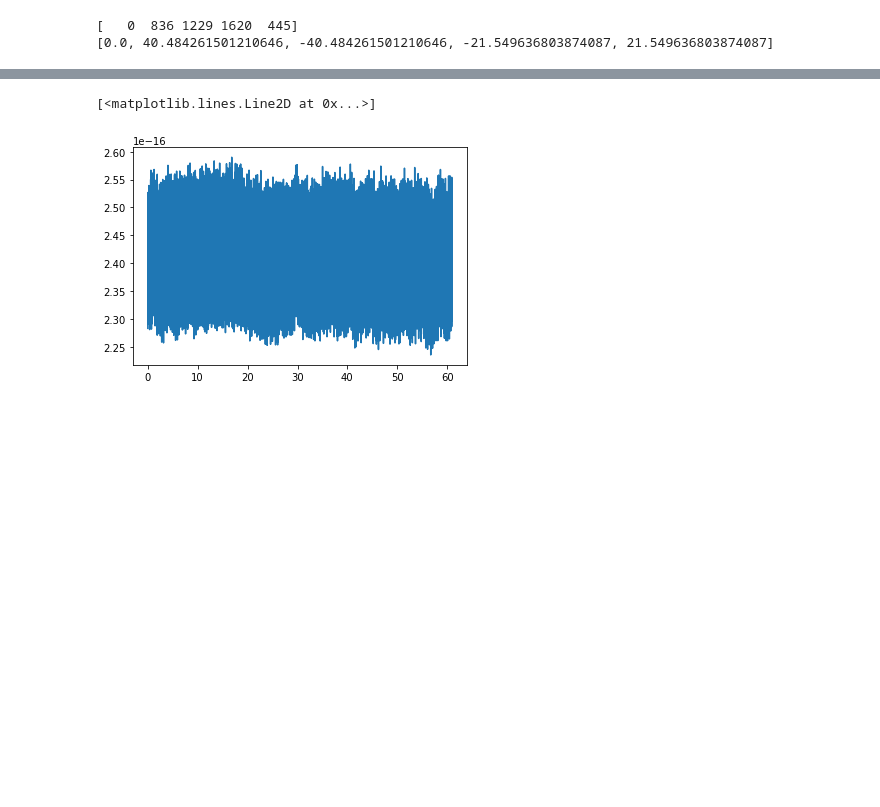
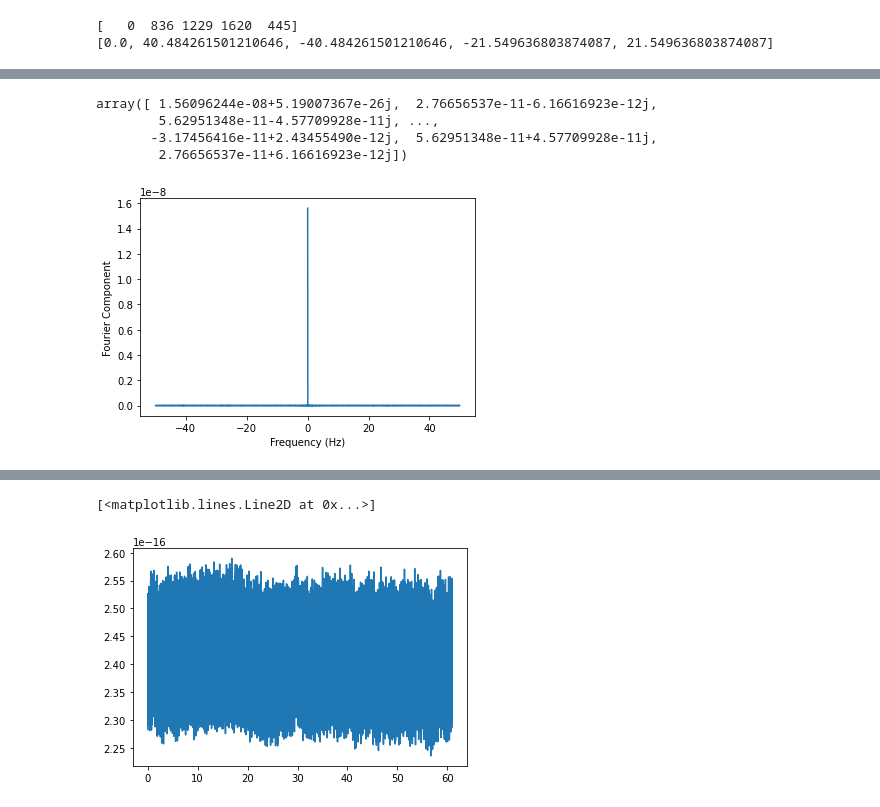
Before and after one commit to lmeiler/CP1_LukeMeiler_FinalProject, a Jupyter notebook: Magnet.ipynb, the cells around one changed output, grey strips where cells are left out. Drawn from its saved outputs; the diff is of its cells as text; code cells hidden in the pictures; blank space fills up the shorter version.

```diff
--- a/Magnet.ipynb
+++ b/Magnet.ipynb
@@ -177,0 +218,26 @@ print(frequencies)
+# %%
+componentTop = bfieldTop
+#componentTop = currentTop
+
+yTop = np.fft.fft(componentTop)
+y_length_top = len(yTop)
+sample_rate_top = 100 # Number of Points Per Second
+sample_spacing_top = 1/sample_rate_top
+
+freqTop = np.fft.fftfreq(y_length_top, sample_spacing_top)
+
+yTop
+# %% [output]
+array([ 1.56096244e-08+5.19007367e-26j,  2.76656537e-11-6.16616923e-12j,
+        5.62951348e-11-4.57709928e-11j, ...,
+       -3.17456416e-11+2.43455490e-12j,  5.62951348e-11+4.57709928e-11j,
+        2.76656537e-11+6.16616923e-12j])
+# %%
+plt.plot(freqTop, yTop)
+#plt.xlim(20, 40)
+#plt.ylim(0,0.00000000005)
+plt.xlabel('Frequency (Hz)')
+plt.ylabel('Fourier Component')
+plt.show()
+# %% [output]
+[figure, added]
```
Also changed, not shown: parts of 15 cells of this notebook.
